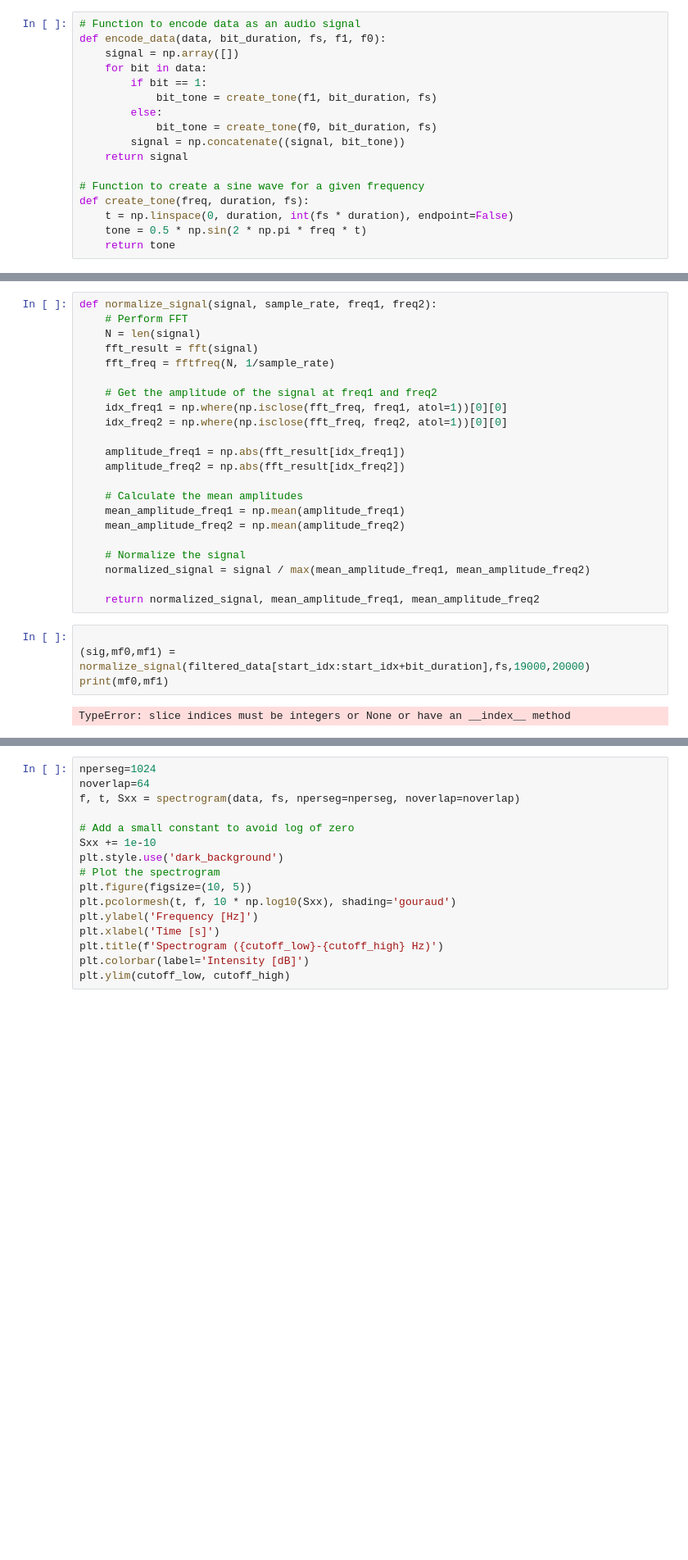
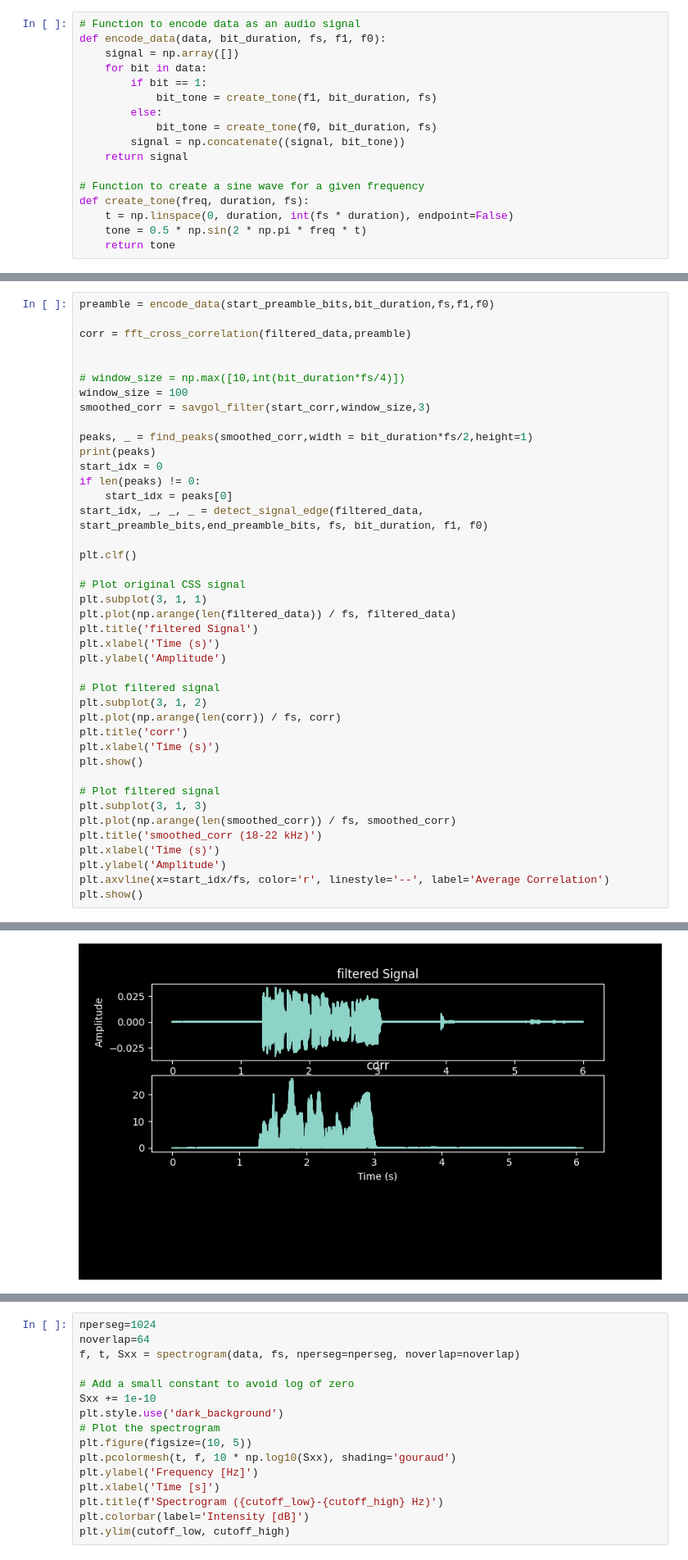
Before and after one commit to yuvyuvyuv/Prom2024, a Jupyter notebook: test.ipynb, the cells around one changed output, grey strips where cells are left out. Shown: that part at 82% size. Saved outputs shown, nothing was run; the diff lists cells and outputs as text; blank space fills up the shorter version.

```diff
--- a/test.ipynb
+++ b/test.ipynb
@@ -80,28 +99,42 @@ end_idx,end_corr = detect_signal_edge(threshold, filtered_data, end_preamble_bit
-# %%
-def normalize_signal(signal, sample_rate, freq1, freq2):
-    # Perform FFT
-    N = len(signal)
-    fft_result = fft(signal)
-    fft_freq = fftfreq(N, 1/sample_rate)
-
-    # Get the amplitude of the signal at freq1 and freq2
-    idx_freq1 = np.where(np.isclose(fft_freq, freq1, atol=1))[0][0]
-    idx_freq2 = np.where(np.isclose(fft_freq, freq2, atol=1))[0][0]
-
-    amplitude_freq1 = np.abs(fft_result[idx_freq1])
-    amplitude_freq2 = np.abs(fft_result[idx_freq2])
-
-    # Calculate the mean amplitudes
-    mean_amplitude_freq1 = np.mean(amplitude_freq1)
-    mean_amplitude_freq2 = np.mean(amplitude_freq2)
-
-    # Normalize the signal
-    normalized_signal = signal / max(mean_amplitude_freq1, mean_amplitude_freq2)
-
-    return normalized_signal, mean_amplitude_freq1, mean_amplitude_freq2
-# %%
-
-(sig,mf0,mf1) = normalize_signal(filtered_data[start_idx:start_idx+bit_duration],fs,19000,20000)
-print(mf0,mf1)
-# %% [output]
-TypeError: slice indices must be integers or None or have an __index__ method
+# %%
+preamble = encode_data(start_preamble_bits,bit_duration,fs,f1,f0)
+
+corr = fft_cross_correlation(filtered_data,preamble)
+
+
+# window_size = np.max([10,int(bit_duration*fs/4)])
+window_size = 100
+smoothed_corr = savgol_filter(start_corr,window_size,3)
+
+peaks, _ = find_peaks(smoothed_corr,width = bit_duration*fs/2,height=1)
+print(peaks)
+start_idx = 0
+if len(peaks) != 0:
+    start_idx = peaks[0]
+start_idx, _, _, _ = detect_signal_edge(filtered_data, start_preamble_bits,end_preamble_bits, fs, bit_duration, f1, f0)
+
+plt.clf()
+
+# Plot original CSS signal
+plt.subplot(3, 1, 1)
+plt.plot(np.arange(len(filtered_data)) / fs, filtered_data)
+plt.title('filtered Signal')
+plt.xlabel('Time (s)')
+plt.ylabel('Amplitude')
+
+# Plot filtered signal
+plt.subplot(3, 1, 2)
+plt.plot(np.arange(len(corr)) / fs, corr)
+plt.title('corr')
+plt.xlabel('Time (s)')
+plt.show()
+
+# Plot filtered signal
+plt.subplot(3, 1, 3)
+plt.plot(np.arange(len(smoothed_corr)) / fs, smoothed_corr)
+plt.title('smoothed_corr (18-22 kHz)')
+plt.xlabel('Time (s)')
+plt.ylabel('Amplitude')
+plt.axvline(x=start_idx/fs, color='r', linestyle='--', label='Average Correlation')
+plt.show()
+# %% [output]
@@ -107,0 +144 @@ TypeError: slice indices must be integers or None or have an __index__ method
+[figure, added]
```
Also changed, not shown: parts of 7 cells of this notebook, 1 other file.
